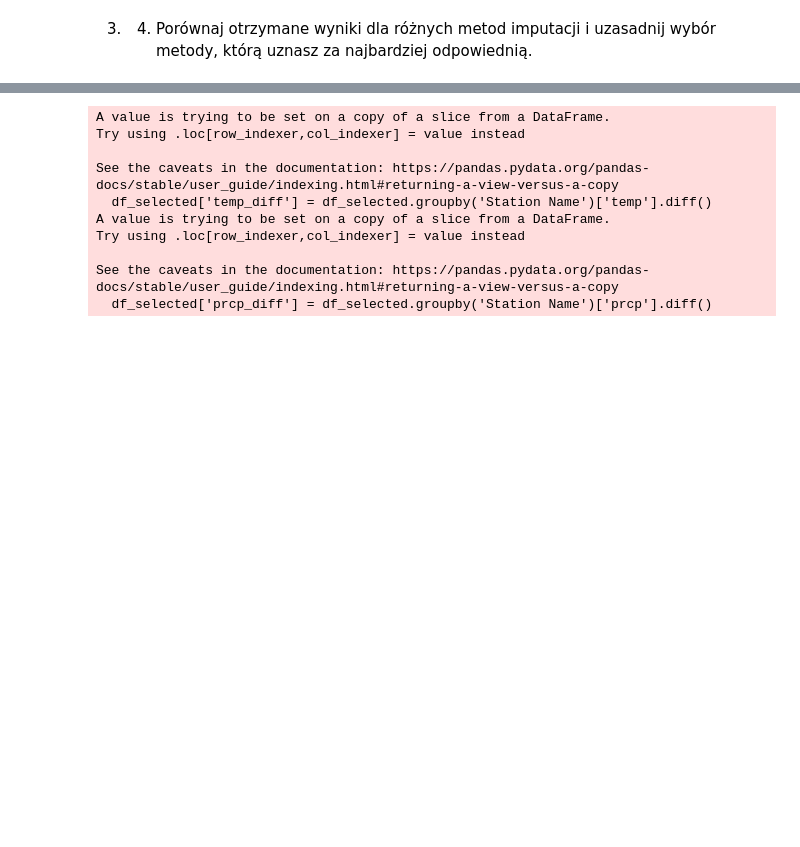
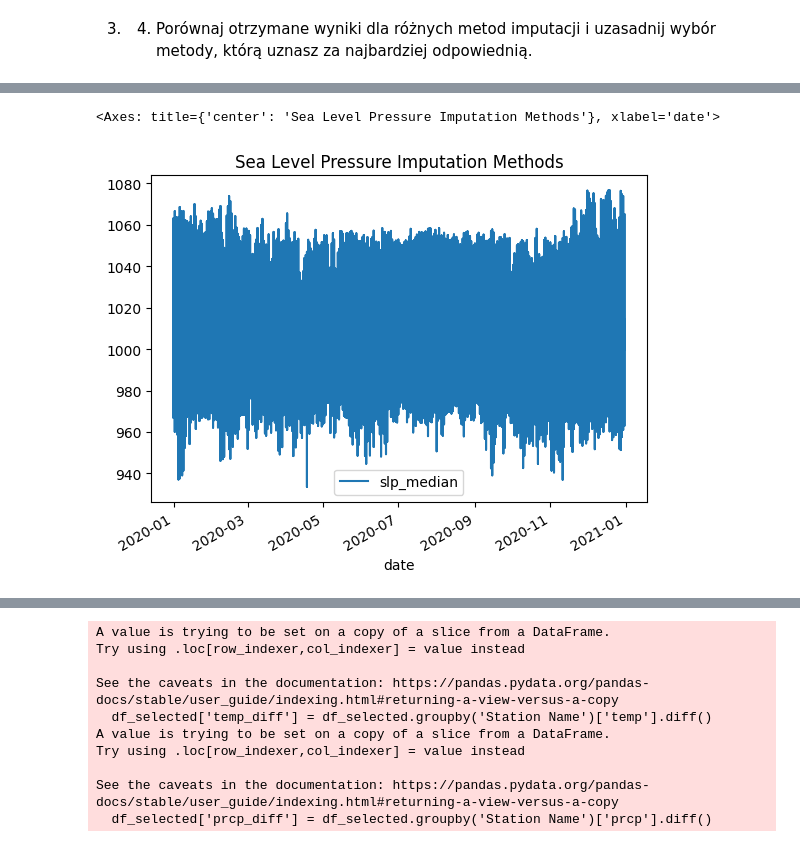
Before and after one commit to igoro00/pdzd, a Jupyter notebook: 2.ipynb, the cells around one changed output, grey strips where cells are left out. Drawn from its saved outputs; the diff is of its cells as text; code cells hidden in the pictures; blank space fills up the shorter version.

```diff
--- a/2.ipynb
+++ b/2.ipynb
@@ -189,0 +177,5 @@ dtype: int64
+# %%
+new_df.plot(use_index=True, y=['slp_median'], title='Sea Level Pressure Imputation Methods')
+# %% [output]
+<Axes: title={'center': 'Sea Level Pressure Imputation Methods'}, xlabel='date'>
+[figure, added]
```
Also changed, not shown: parts of 19 cells of this notebook.
